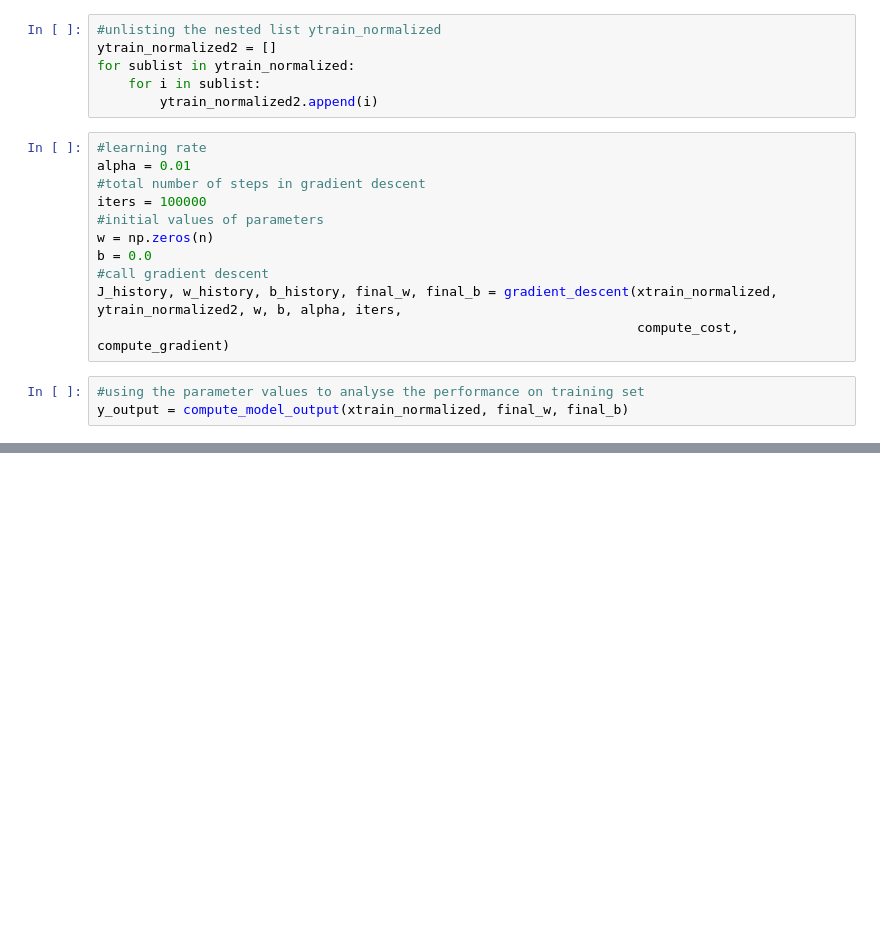
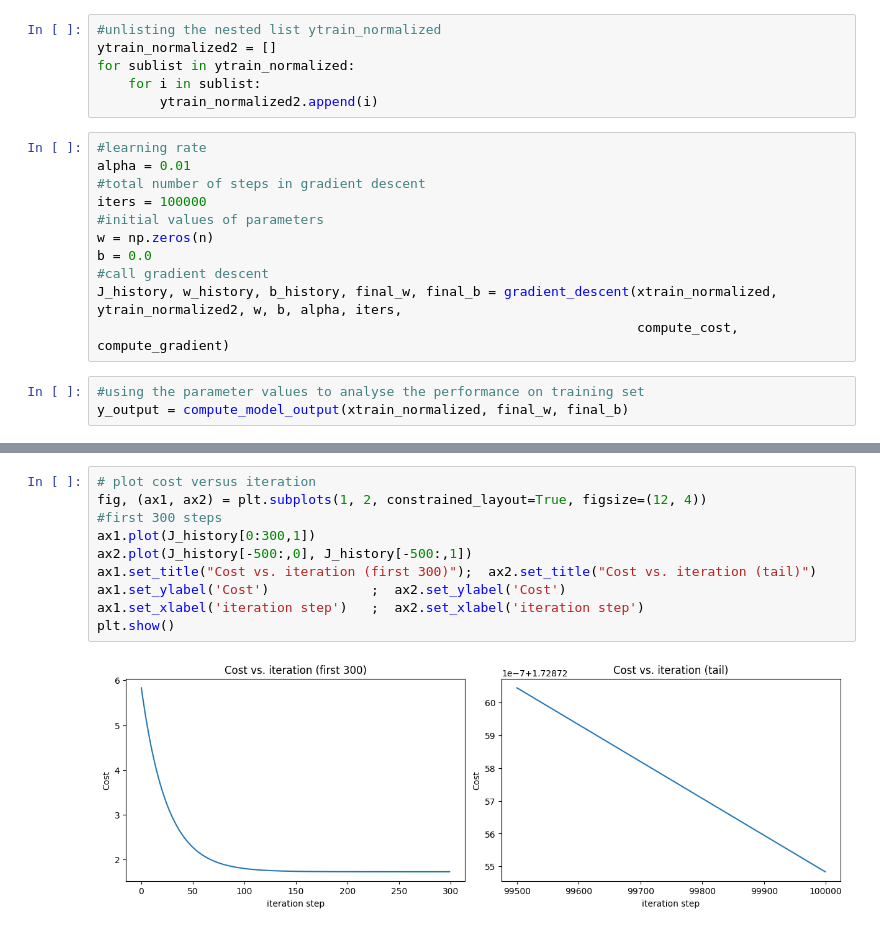
Before and after one commit to Cshefali/ML-Algorithms-Implementation, a Jupyter notebook: Python/Linear Regression/multiple_linear_regression.ipynb, the cells around one changed output, grey strips where cells are left out. Saved outputs shown, nothing was run; the diff lists cells and outputs as text; blank space fills up the shorter version.

```diff
--- a/Python/Linear Regression/multiple_linear_regression.ipynb
+++ b/Python/Linear Regression/multiple_linear_regression.ipynb
@@ -183,0 +241,12 @@ y_output = compute_model_output(xtrain_normalized, final_w, final_b)
+# %%
+# plot cost versus iteration
+fig, (ax1, ax2) = plt.subplots(1, 2, constrained_layout=True, figsize=(12, 4))
+#first 300 steps
+ax1.plot(J_history[0:300,1])
+ax2.plot(J_history[-500:,0], J_history[-500:,1])
+ax1.set_title("Cost vs. iteration (first 300)");  ax2.set_title("Cost vs. iteration (tail)")
+ax1.set_ylabel('Cost')             ;  ax2.set_ylabel('Cost')
+ax1.set_xlabel('iteration step')   ;  ax2.set_xlabel('iteration step')
+plt.show()
+# %% [output]
+[figure, added]
```
Also changed, not shown: parts of 7 cells of this notebook.
